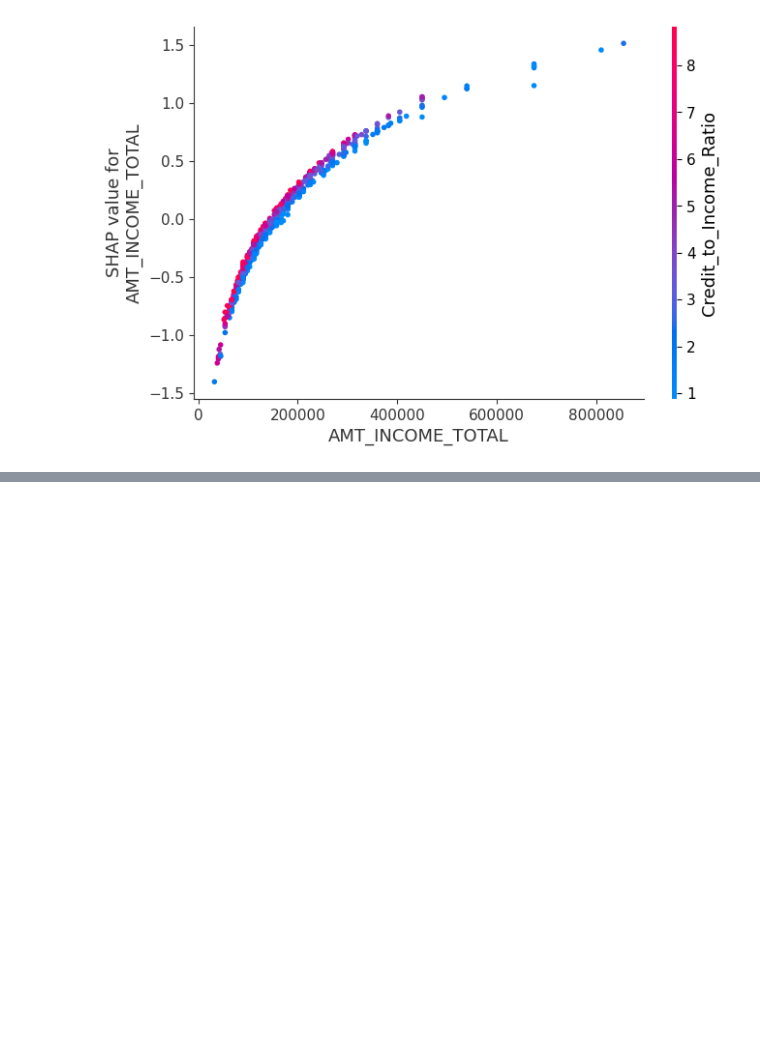
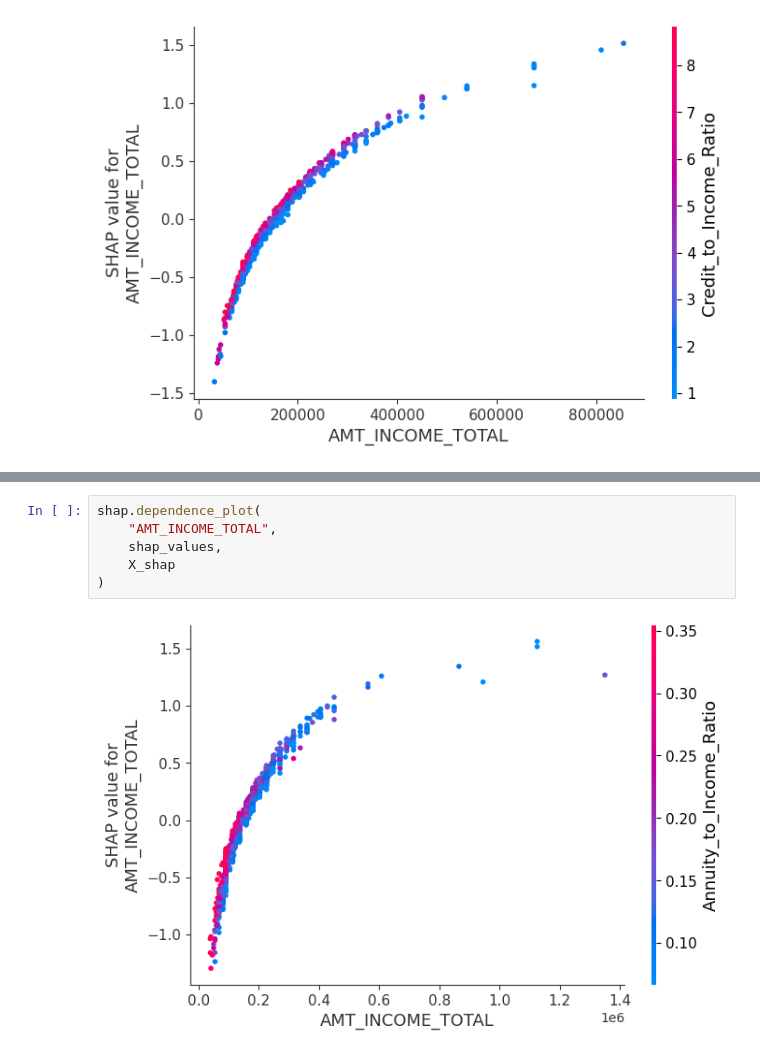
Before and after one commit to Parvrajchauhan/fintech-loan-predictor, a Jupyter notebook: Notebooks/Regression.ipynb, the cells around one changed output, grey strips where cells are left out. Drawn from its saved outputs; the diff is of its cells as text; blank space fills up the shorter version.

```diff
--- a/Notebooks/Regression.ipynb
+++ b/Notebooks/Regression.ipynb
@@ -744,0 +1114,8 @@ shap.dependence_plot(
+# %%
+shap.dependence_plot(
+    "AMT_INCOME_TOTAL",
+    shap_values,
+    X_shap
+)
+# %% [output]
+[figure, added]
```
Also changed, not shown: parts of 40 cells of this notebook, 16 other files.
